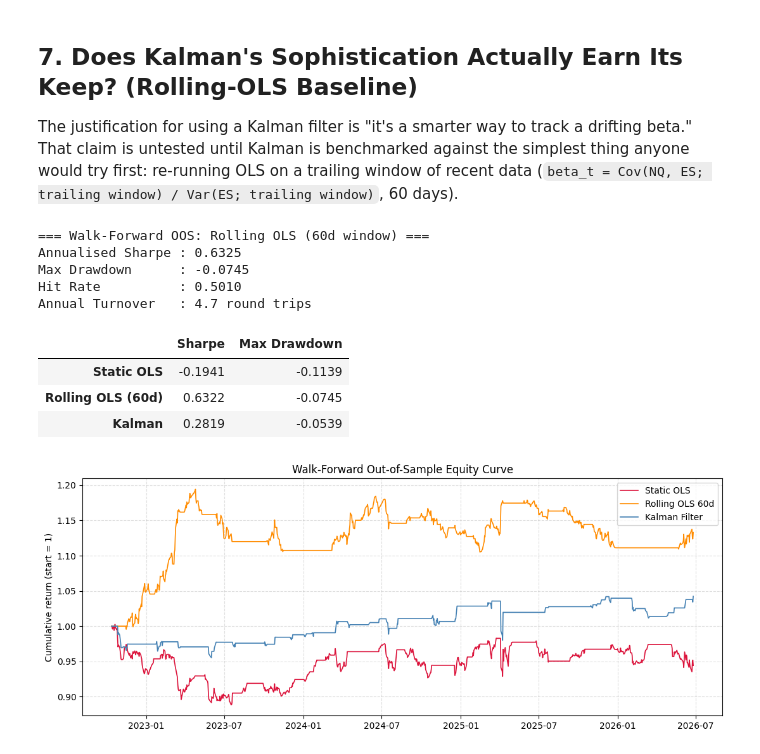
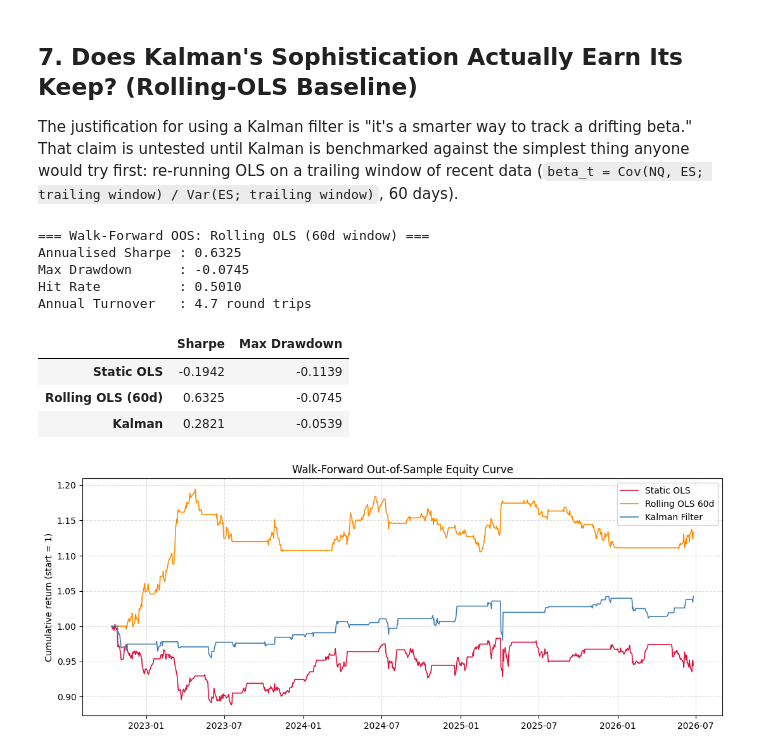
Before and after one commit to chiajialin/kalman-hedge-ratio-statarb, a Jupyter notebook: notebooks/pairs_trading_analysis.ipynb, the cells around one changed output. Drawn from its saved outputs; the diff is of its cells as text; code cells hidden in the pictures.

Commit message:
Apply Section 13 + abstract headline fixes and inline ddof corrections (aec6cd3 captured only re-execution timestamps)

```diff
--- a/notebooks/pairs_trading_analysis.ipynb
+++ b/notebooks/pairs_trading_analysis.ipynb
@@ -386,29 +392,29 @@ data (`beta_t = Cov(NQ, ES; trailing window) / Var(ES; trailing window)`, 60 day
 # %%
 print("=== Walk-Forward OOS: Rolling OLS (60d window) ===")
 compute_metrics(wf["ret_roll"], wf["pos_roll"])
 
 def ann_sharpe(r):
-    return r.mean() / r.std() * np.sqrt(252)
+    return r.mean() / r.std(ddof=0) * np.sqrt(252)
 
 three_way = pd.DataFrame({
     "Sharpe": [ann_sharpe(wf["ret_ols"]), ann_sharpe(wf["ret_roll"]), ann_sharpe(wf["ret_kal"])],
     "Max Drawdown": [
         ((1+wf["ret_ols"]).cumprod() / (1+wf["ret_ols"]).cumprod().cummax() - 1).min(),
         ((1+wf["ret_roll"]).cumprod() / (1+wf["ret_roll"]).cumprod().cummax() - 1).min(),
         ((1+wf["ret_kal"]).cumprod() / (1+wf["ret_kal"]).cumprod().cummax() - 1).min(),
     ],
 }, index=["Static OLS", "Rolling OLS (60d)", "Kalman"])
 three_way
 # %% [output]
 === Walk-Forward OOS: Rolling OLS (60d window) ===
 Annualised Sharpe : 0.6325
 Max Drawdown      : -0.0745
 Hit Rate          : 0.5010
 Annual Turnover   : 4.7 round trips
 |  | Sharpe | Max Drawdown |
-| Static OLS | -0.1941 | -0.1139 |
-| Rolling OLS (60d) | 0.6322 | -0.0745 |
-| Kalman | 0.2819 | -0.0539 |
+| Static OLS | -0.1942 | -0.1139 |
+| Rolling OLS (60d) | 0.6325 | -0.0745 |
+| Kalman | 0.2821 | -0.0539 |
 # %%
 fig, ax = plt.subplots(figsize=(11, 4.5))
 ax.plot((1+wf["ret_ols"]).cumprod(),  color="crimson",    linewidth=1.2, label="Static OLS")
```
Also changed, not shown: parts of 3 cells of this notebook.
